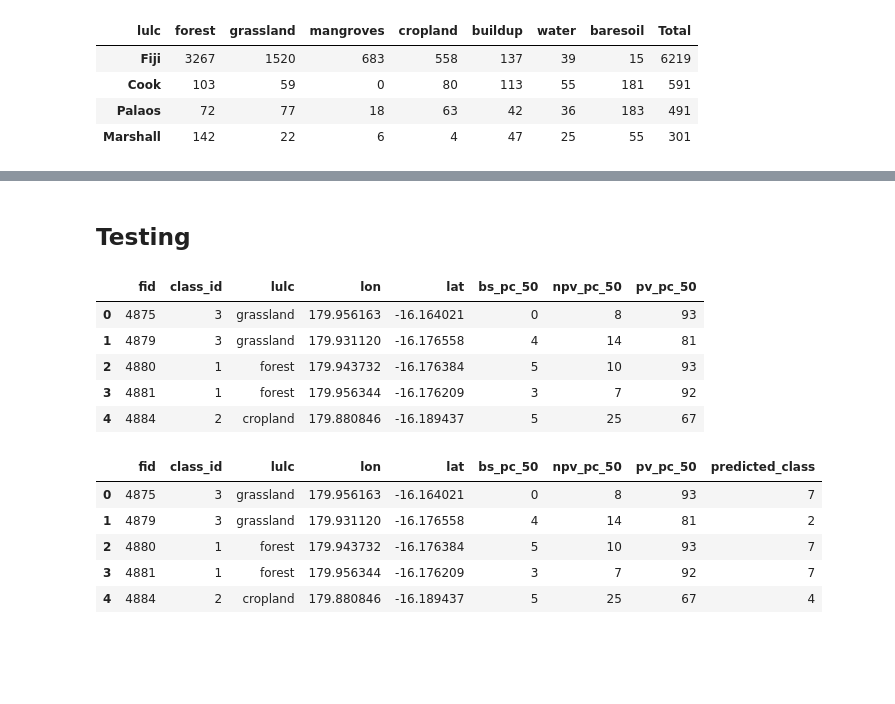
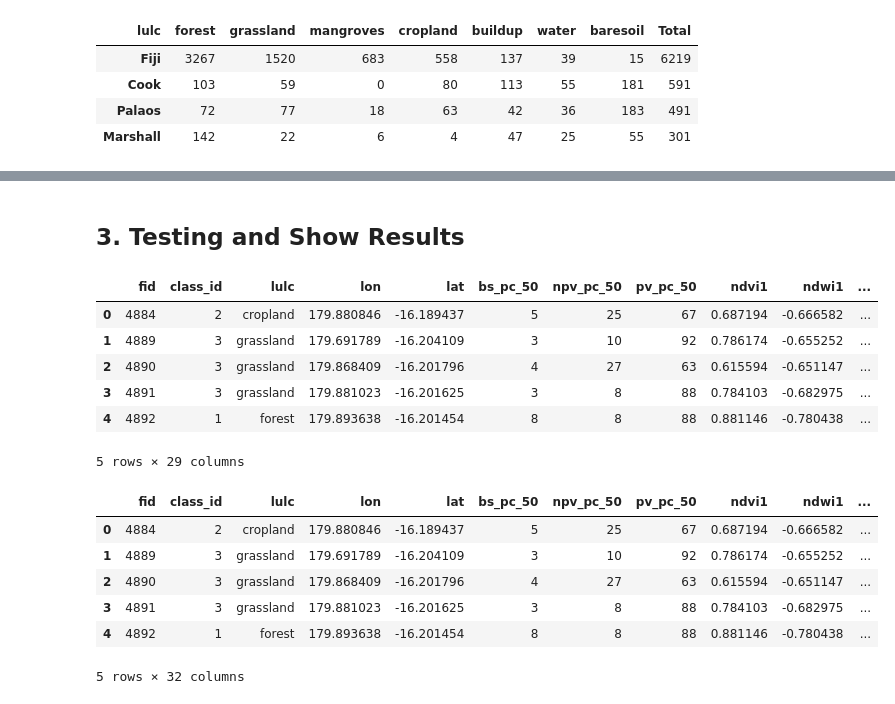
Before and after one commit to digitalearthpacific/dep-fc-applications, a Jupyter notebook: FC_RF_Classifier.ipynb, the cells around one changed output, grey strips where cells are left out. Saved outputs shown, nothing was run; the diff lists cells and outputs as text; code cells hidden in the pictures; blank space fills up the shorter version.

```diff
--- a/FC_RF_Classifier.ipynb
+++ b/FC_RF_Classifier.ipynb
@@ -88,9 +123,9 @@ random.seed(42)
 
 sampling_plan = {
     "forest":     {"Fiji": 80,  "Cook": 75,  "Palaos": 70,  "Marshall": 75},
-    "grassland":  {"Fiji": 150, "Cook": 59,  "Palaos": 77,  "Marshall": 22},
+    "grassland":  {"Fiji": 140, "Cook": 59,  "Palaos": 77,  "Marshall": 22},
     "mangroves":  {"Fiji": 180, "Cook": 0,   "Palaos": 18,  "Marshall": 6},
-    "cropland":   {"Fiji": 150, "Cook": 80,  "Palaos": 63,  "Marshall": 4},
+    "cropland":   {"Fiji": 155, "Cook": 80,  "Palaos": 63,  "Marshall": 4},
     "buildup":    {"Fiji": 110, "Cook": 110, "Palaos": 40,  "Marshall": 40},
     "water":      {"Fiji": 39,  "Cook": 55,  "Palaos": 36,  "Marshall": 25},
     "baresoil":   {"Fiji": 15,  "Cook": 115, "Palaos": 115, "Marshall": 55}
@@ -182,6 +255,7 @@ gdf.to_file("./data/training_data.shp", driver="ESRI Shapefile")
 # %%
 # Select Features and Labels
-features = df[['bs_pc_50', 'npv_pc_50', 'pv_pc_50', 'lat', 'lon']]
+features = df[['bs_pc_50', 'npv_pc_50', 'pv_pc_50', 'ndvi1', 'ndwi1', 'red1', 'green1', 'blue1', 'texture1', 'ndbi1']] #'nir1', 'savi', 'evi',  'ndbi1', 'ndvi_mean', 'ndvi_std', 'pca_texture1'...
+
 labels = df['class_id']
 
 # Train/Test Split
@@ -190,7 +264,7 @@ X_train, X_val, y_train, y_val = train_test_split(
 )
 
 # Train Random Forest Classifier
-rf = RandomForestClassifier(n_estimators=500, random_state=42)
+rf = RandomForestClassifier(n_estimators=500, random_state=42, class_weight = 'balanced')
 rf.fit(X_train, y_train)
 
 # Make Predictions
@@ -252,26 +331,44 @@ Feature Importances:
 # %% [markdown]
-## Testing
+## 3. Testing and Show Results
 # %%
-test_path = './data/fiji_test.csv'
-fiji_test = pd.read_csv(test_path)
+test_path = './data/fiji_test.xlsx'
+fiji_test = pd.read_excel(test_path)
+fiji_test = add_mean_std_per_lulc(fiji_test)
 fiji_test.head()
 # %% [output]
-|  | fid | class_id | lulc | lon | lat | bs_pc_50 | npv_pc_50 | pv_pc_50 |
-| 0 | 4875 | 3 | grassland | 179.956163 | -16.164021 | 0 | 8 | 93 |
-| 1 | 4879 | 3 | grassland | 179.931120 | -16.176558 | 4 | 14 | 81 |
-| 2 | 4880 | 1 | forest | 179.943732 | -16.176384 | 5 | 10 | 93 |
-| 3 | 4881 | 1 | forest | 179.956344 | -16.176209 | 3 | 7 | 92 |
-| 4 | 4884 | 2 | cropland | 179.880846 | -16.189437 | 5 | 25 | 67 |
+|  | fid | class_id | lulc | lon | lat | bs_pc_50 | npv_pc_50 | pv_pc_50 | ndvi1 | ndwi1 | ... |
+| 0 | 4884 | 2 | cropland | 179.880846 | -16.189437 | 5 | 25 | 67 | 0.687194 | -0.666582 | ... |
+| 1 | 4889 | 3 | grassland | 179.691789 | -16.204109 | 3 | 10 | 92 | 0.786174 | -0.655252 | ... |
+| 2 | 4890 | 3 | grassland | 179.868409 | -16.201796 | 4 | 27 | 63 | 0.615594 | -0.651147 | ... |
+| 3 | 4891 | 3 | grassland | 179.881023 | -16.201625 | 3 | 8 | 88 | 0.784103 | -0.682975 | ... |
+| 4 | 4892 | 1 | forest | 179.893638 | -16.201454 | 8 | 8 | 88 | 0.881146 | -0.780438 | ... |
+5 rows × 29 columns
+# %%
+texture_cols = ['texture1', 'texture2', 'texture3', 'texture4', 'texture5',
+                'texture6', 'texture7', 'texture8', 'texture9', 'texture10']
+
+
+scaler = StandardScaler()
+textures_scaled = scaler.fit_transform(fiji_test[texture_cols])
+
+
+pca = PCA(n_components=3)
+pca_components = pca.fit_transform(textures_scaled)
+
+# Step 4: Add PCA components to df
+fiji_test['pca_texture1'] = pca_components[:, 0]
+fiji_test['pca_texture2'] = pca_components[:, 1]
 # %%
-X_test = fiji_test[['bs_pc_50', 'npv_pc_50', 'pv_pc_50', 'lat', 'lon']]
+X_test = fiji_test[['bs_pc_50', 'npv_pc_50', 'pv_pc_50', 'ndvi1', 'ndwi1', 'red1', 'green1', 'blue1', 'texture1', 'ndbi1']] #'nir1', 'savi', 'evi',  'ndbi1', 'ndvi_mean', 'ndvi_std', 'pca_texture1'...
 
 # Predict classes with trained model
 fiji_test['predicted_class'] = rf.predict(X_test)
 fiji_test.head()
 # %% [output]
-|  | fid | class_id | lulc | lon | lat | bs_pc_50 | npv_pc_50 | pv_pc_50 | predicted_class |
-| 0 | 4875 | 3 | grassland | 179.956163 | -16.164021 | 0 | 8 | 93 | 7 |
-| 1 | 4879 | 3 | grassland | 179.931120 | -16.176558 | 4 | 14 | 81 | 2 |
-| 2 | 4880 | 1 | forest | 179.943732 | -16.176384 | 5 | 10 | 93 | 7 |
-| 3 | 4881 | 1 | forest | 179.956344 | -16.176209 | 3 | 7 | 92 | 7 |
-| 4 | 4884 | 2 | cropland | 179.880846 | -16.189437 | 5 | 25 | 67 | 4 |
+|  | fid | class_id | lulc | lon | lat | bs_pc_50 | npv_pc_50 | pv_pc_50 | ndvi1 | ndwi1 | ... |
+| 0 | 4884 | 2 | cropland | 179.880846 | -16.189437 | 5 | 25 | 67 | 0.687194 | -0.666582 | ... |
+| 1 | 4889 | 3 | grassland | 179.691789 | -16.204109 | 3 | 10 | 92 | 0.786174 | -0.655252 | ... |
+| 2 | 4890 | 3 | grassland | 179.868409 | -16.201796 | 4 | 27 | 63 | 0.615594 | -0.651147 | ... |
+| 3 | 4891 | 3 | grassland | 179.881023 | -16.201625 | 3 | 8 | 88 | 0.784103 | -0.682975 | ... |
+| 4 | 4892 | 1 | forest | 179.893638 | -16.201454 | 8 | 8 | 88 | 0.881146 | -0.780438 | ... |
+5 rows × 32 columns
```
Also changed, not shown: parts of 21 cells of this notebook, 5 other files.
